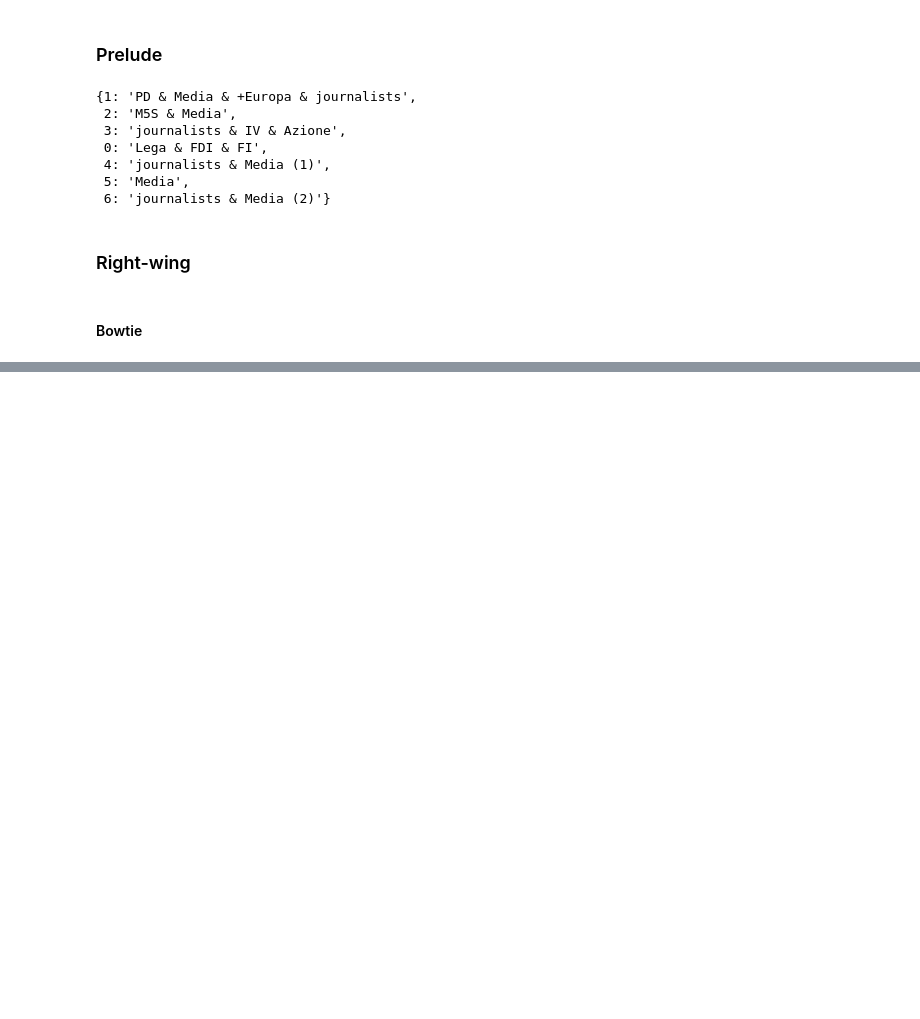
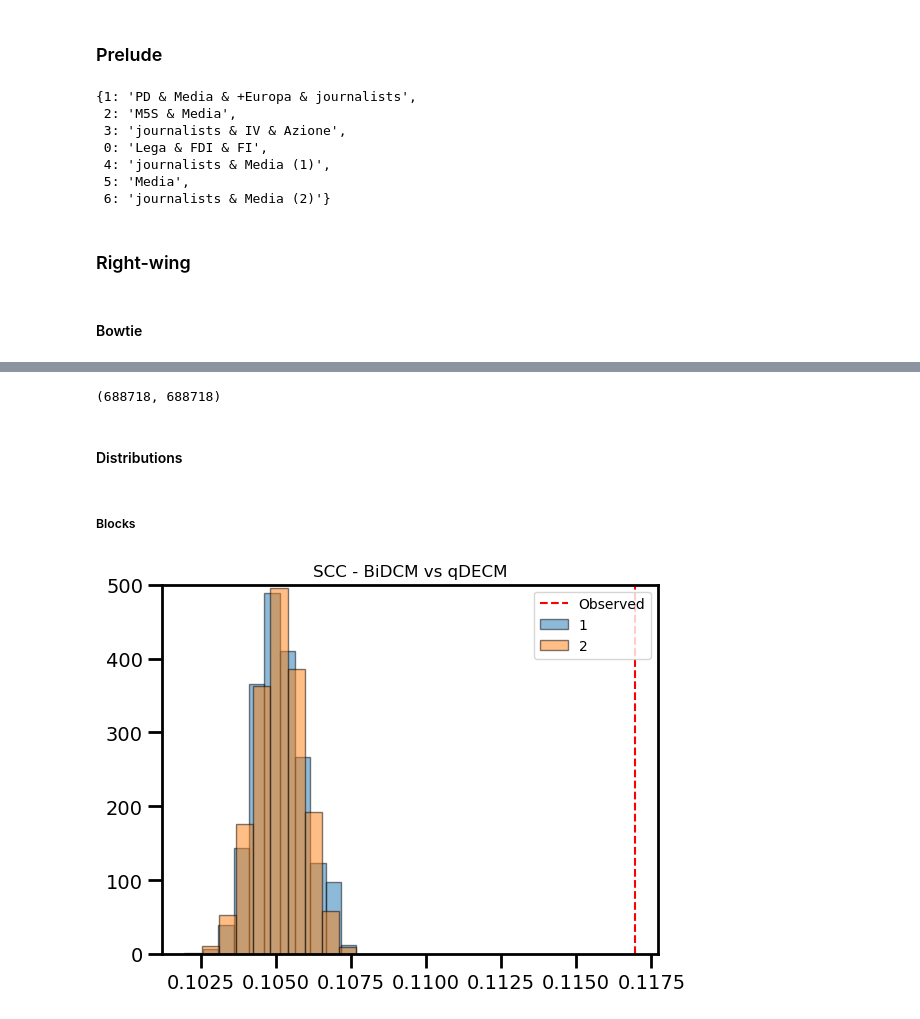
Before and after one commit to fabiosaracco/bowtie2, a Jupyter notebook: 1_3_checking_guarino.ipynb, the cells around one changed output, grey strips where cells are left out. Cells and saved outputs as stored; diff of their text form; code cells hidden in the pictures; blank space fills up the shorter version.

```diff
--- a/1_3_checking_guarino.ipynb
+++ b/1_3_checking_guarino.ipynb
@@ -348,10 +282,15 @@ dico=0
 # %% [markdown]
 #### Bowtie
 # %%
-blocks=guarino2dict_blocks(dataset, dico)
-blocks_dcm=guarino2dict_blocks_DCM(dataset, dico)
-fluxes=guarino2dict_fluxes(dataset, dico)
+blocks1=guarino2dict_blocks(dataset, dico, folder=1)
+fluxes1=guarino2dict_fluxes(dataset, dico, folder=1)
+blocks2=guarino2dict_blocks(dataset, dico, folder=2)
+fluxes2=guarino2dict_fluxes(dataset, dico, folder=2)
 # %%
-users=0
-for key in blocks[0].keys():
-    users+=blocks[0][key]['obs']
+users1=0
+for key in blocks1[0].keys():
+    users1+=blocks1[0][key]['obs']
+# %%
+users2=0
+for key in blocks2[0].keys():
+    users2+=blocks2[0][key]['obs']
@@ -365,0 +309,6 @@ users, rts
+# %%
+rts1, rts2
+# %% [output]
+(688718, 688718)
+# %% [markdown]
+#### Distributions
@@ -365,0 +317,16 @@ users, rts
+# %% [markdown]
+##### Blocks
+# %%
+block='SCC'
+# %%
+plt.vlines(blocks1[0][block]['obs']/users1, ymin=0, ymax=1000, color='red', linestyle='--', label='Observed')
+
+plt.hist(blocks1[0][block]['sample']/users1, edgecolor='black', label='1', alpha=.5, density=True)
+plt.hist(blocks2[0][block]['sample']/users2, edgecolor='black', label='2', alpha=.5, density=True)
+
+plt.ylim(0, 5*10**2)
+plt.title(f'{block} - BiDCM vs qDECM')
+plt.legend()
+plt.show()
+# %% [output]
+[figure, added]
```
Also changed, not shown: parts of 13 cells of this notebook.
